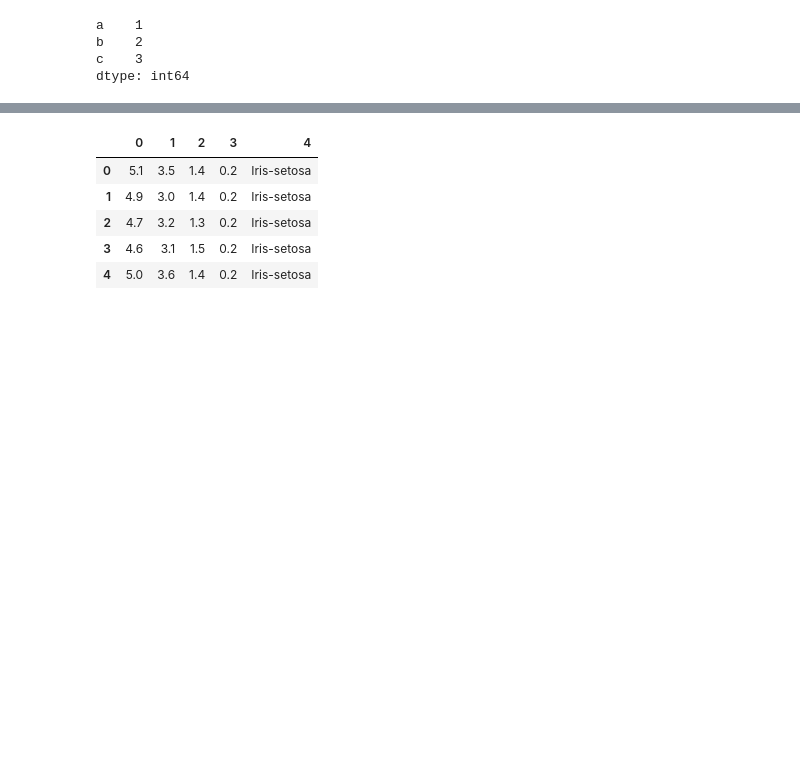
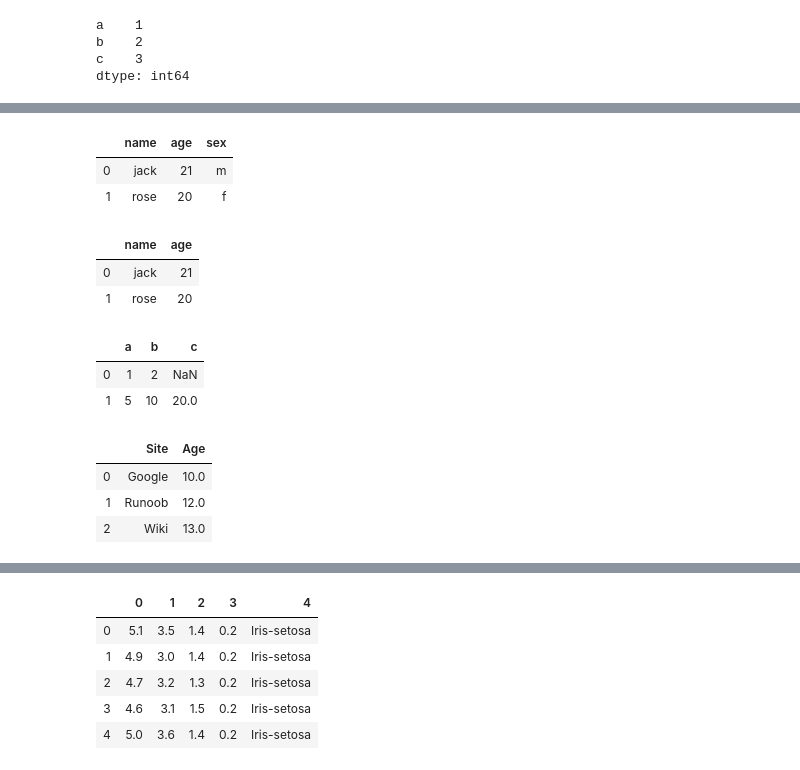
Before and after one commit to shadowimp/python-is-all-you-need, a Jupyter notebook: data_science/pandas_tutorial.ipynb, the cells around one changed output, grey strips where cells are left out. Cells and saved outputs as stored; diff of their text form; code cells hidden in the pictures; blank space fills up the shorter version.

```diff
--- a/data_science/pandas_tutorial.ipynb
+++ b/data_science/pandas_tutorial.ipynb
@@ -66,3 +88,38 @@ array([2, 3, 4])
 - index 为行标
 - columns 为列标
+# %%
+# 直接创建
+df = pd.DataFrame({'name':['jack','rose'],'age':[21,20],'sex':['m','f']})
+df
+# %% [output]
+|  | name | age | sex |
+| 0 | jack | 21 | m |
+| 1 | rose | 20 | f |
+# %%
+# 取部分指定列
+data[['name','age']]
+# %% [output]
+|  | name | age |
+| 0 | jack | 21 |
+| 1 | rose | 20 |
+# %%
+# 多个字典有相同的key时， 可以组成list然后变成dataframe
+data = [{'a': 1, 'b': 2},{'a': 5, 'b': 10, 'c': 20}]
+df = pd.DataFrame(data)
+df
+# %% [output]
+|  | a | b | c |
+| 0 | 1 | 2 | NaN |
+| 1 | 5 | 10 | 20.0 |
+# %%
+#  从列表创建, 二维数组，每个item包含一组信息
+data = [['Google',10],['Runoob',12],['Wiki',13]]
+
+df = pd.DataFrame(data,columns=['Site','Age'],dtype=float)
+df
+# %% [output]
+|  | Site | Age |
+| 0 | Google | 10.0 |
+| 1 | Runoob | 12.0 |
+| 2 | Wiki | 13.0 |
 # %%
```
Also changed, not shown: parts of 48 cells of this notebook, 5 other files.
